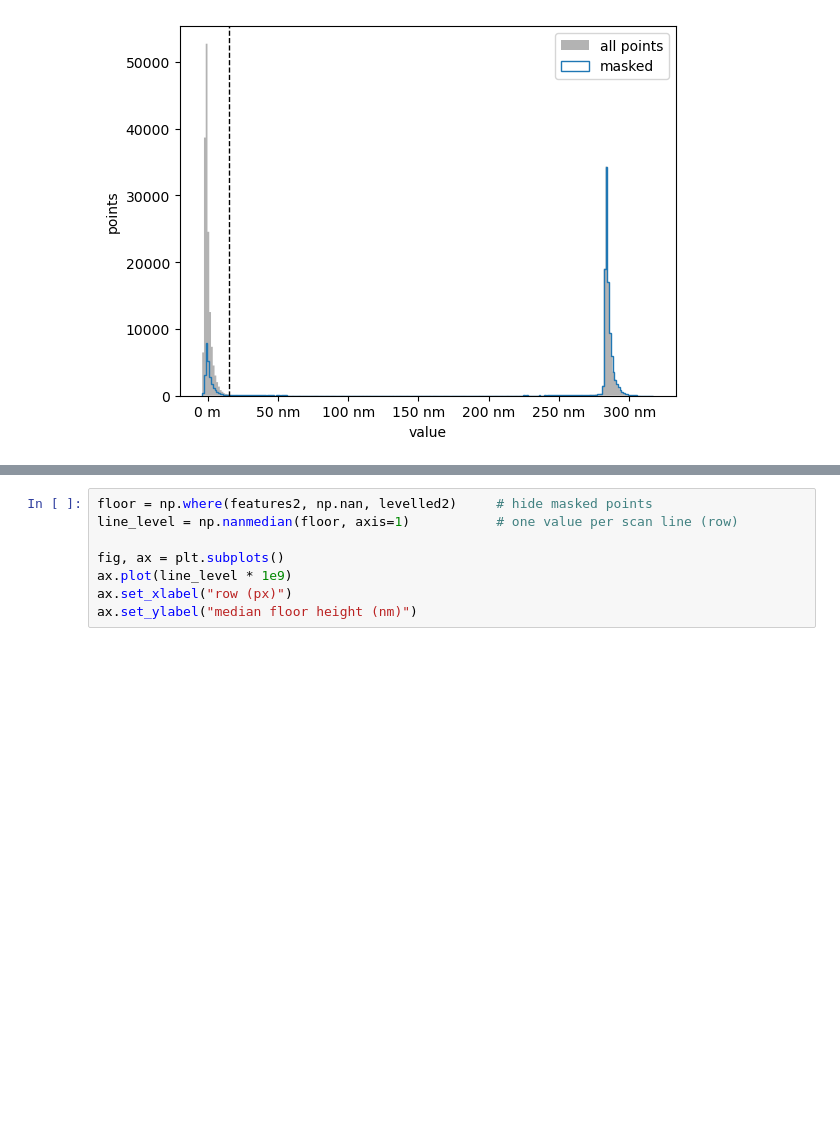
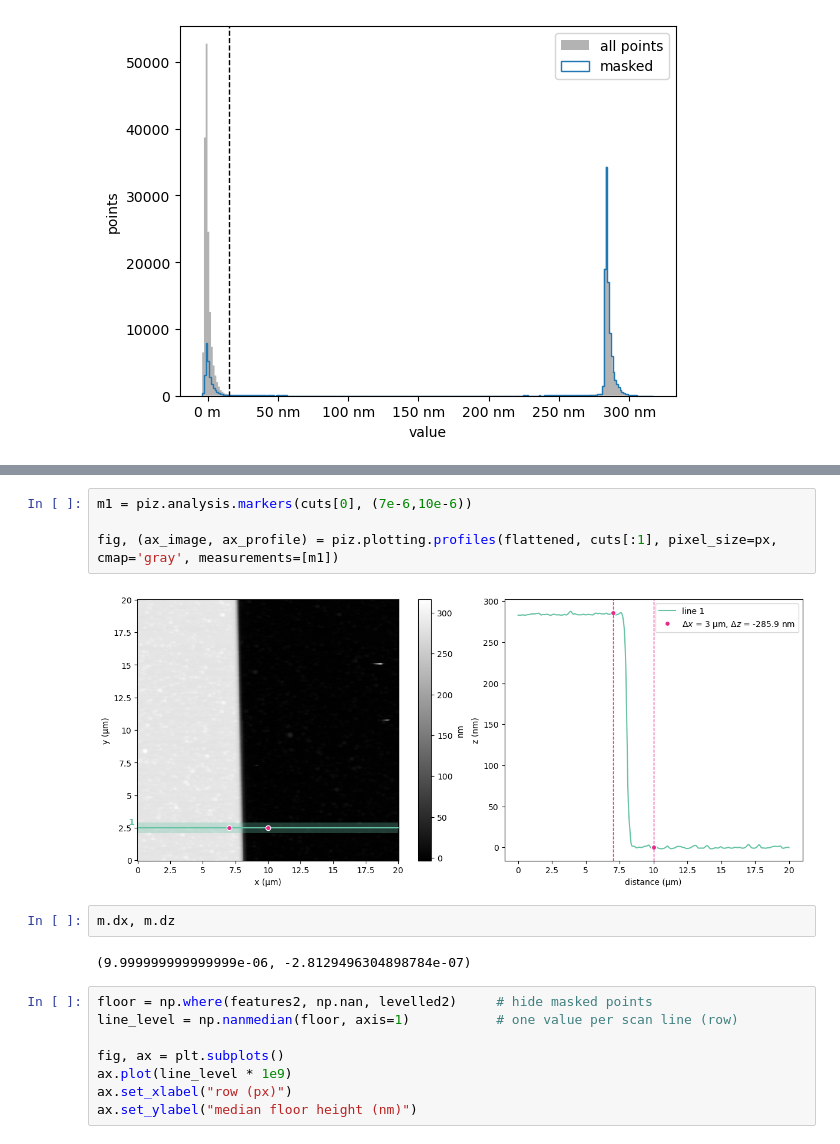
Before and after one commit to brandonlokesy/pizprobe, a Jupyter notebook: examples/Si3N4_etch.ipynb, the cells around one changed output, grey strips where cells are left out. Saved outputs shown, nothing was run; the diff lists cells and outputs as text; blank space fills up the shorter version.

```diff
--- a/examples/Si3N4_etch.ipynb
+++ b/examples/Si3N4_etch.ipynb
@@ -77,3 +97,13 @@ fig, (ax_image, ax_profile) = piz.plotting.profiles(flattened, cuts, pixel_size=
+# %%
+m1 = piz.analysis.markers(cuts[0], (7e-6,10e-6))
+
+fig, (ax_image, ax_profile) = piz.plotting.profiles(flattened, cuts[:1], pixel_size=px, cmap='gray', measurements=[m1])
+# %% [output]
+[figure, added]
+# %%
+m.dx, m.dz
+# %% [output]
+(9.999999999999999e-06, -2.8129496304898784e-07)
 # %%
 floor = np.where(features2, np.nan, levelled2)     # hide masked points
 line_level = np.nanmedian(floor, axis=1)           # one value per scan line (row)
```
Also changed, not shown: parts of 5 cells of this notebook, 4 other files.
